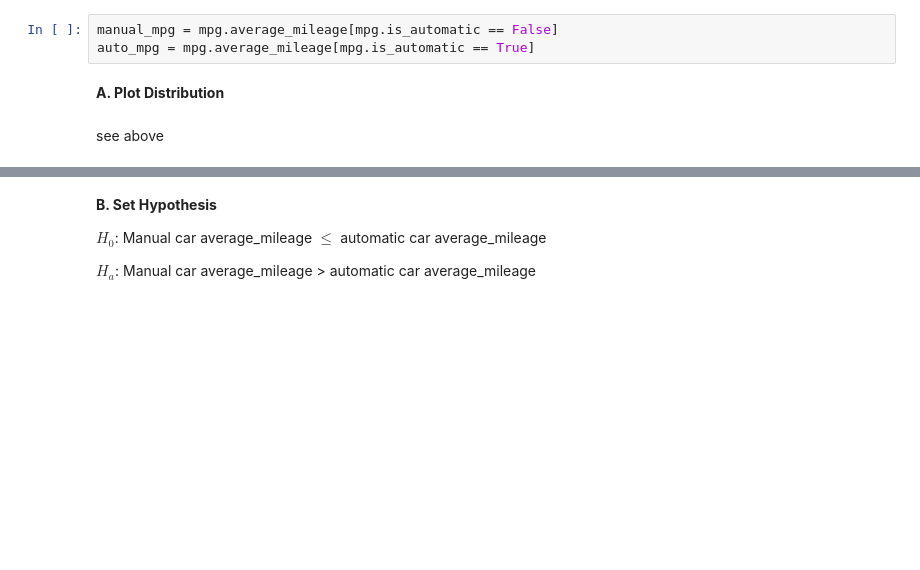
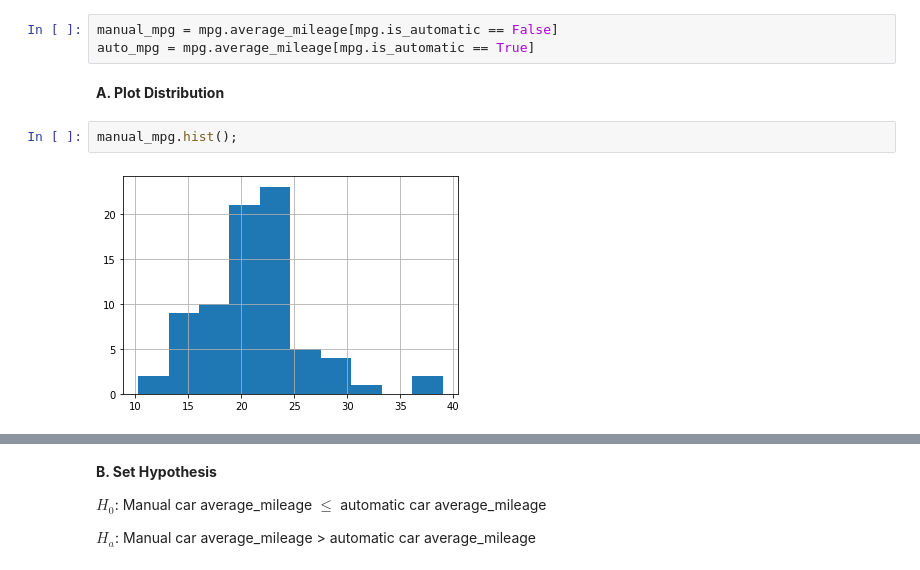
Before and after one commit to markydoug/statistics-exercises, a Jupyter notebook: hypothesis_testing.ipynb, the cells around one changed output, grey strips where cells are left out. Saved outputs shown, nothing was run; the diff lists cells and outputs as text; blank space fills up the shorter version.

```diff
--- a/hypothesis_testing.ipynb
+++ b/hypothesis_testing.ipynb
@@ -377,5 +389,7 @@ manual_mpg = mpg.average_mileage[mpg.is_automatic == False]
 auto_mpg = mpg.average_mileage[mpg.is_automatic == True]
 # %% [markdown]
 **A. Plot Distribution**
-# %% [markdown]
-see above
+# %%
+manual_mpg.hist();
+# %% [output]
+[figure, added]
```
Also changed, not shown: parts of 69 cells of this notebook.
